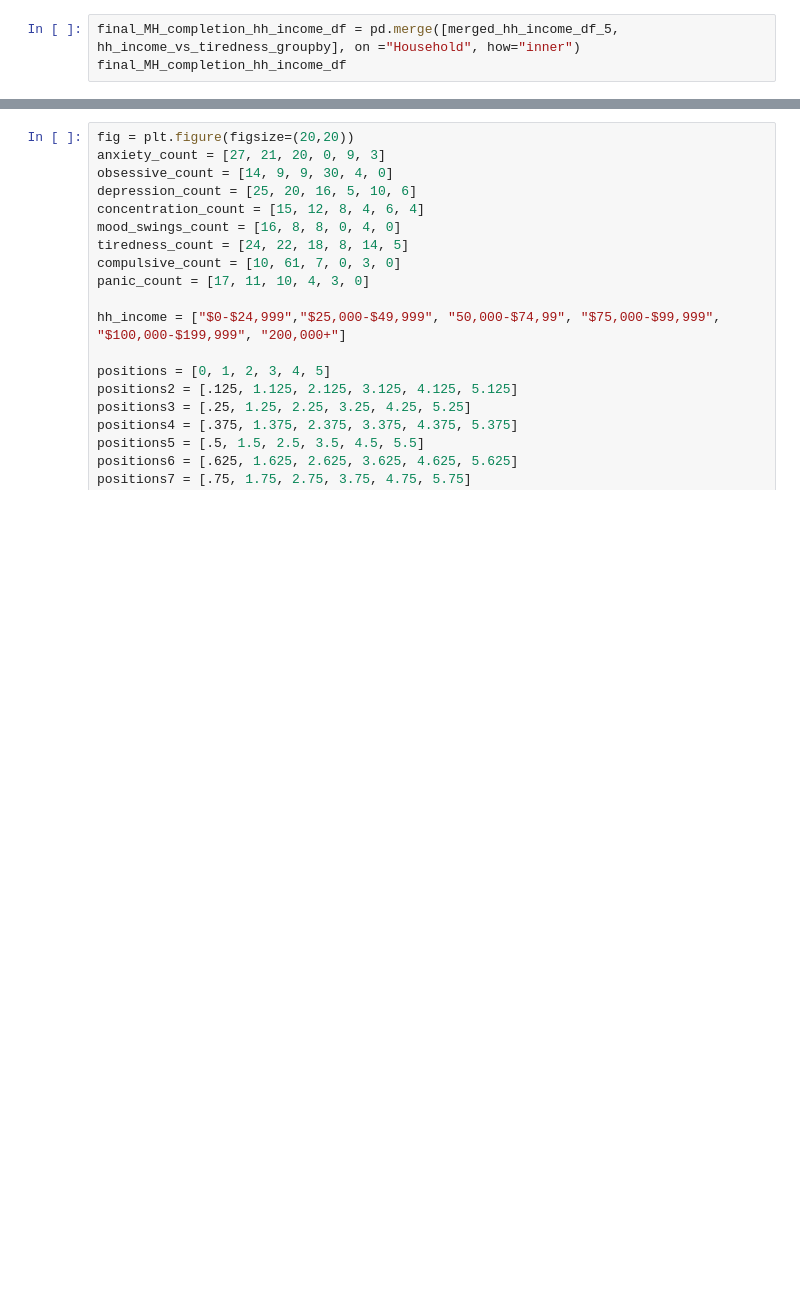
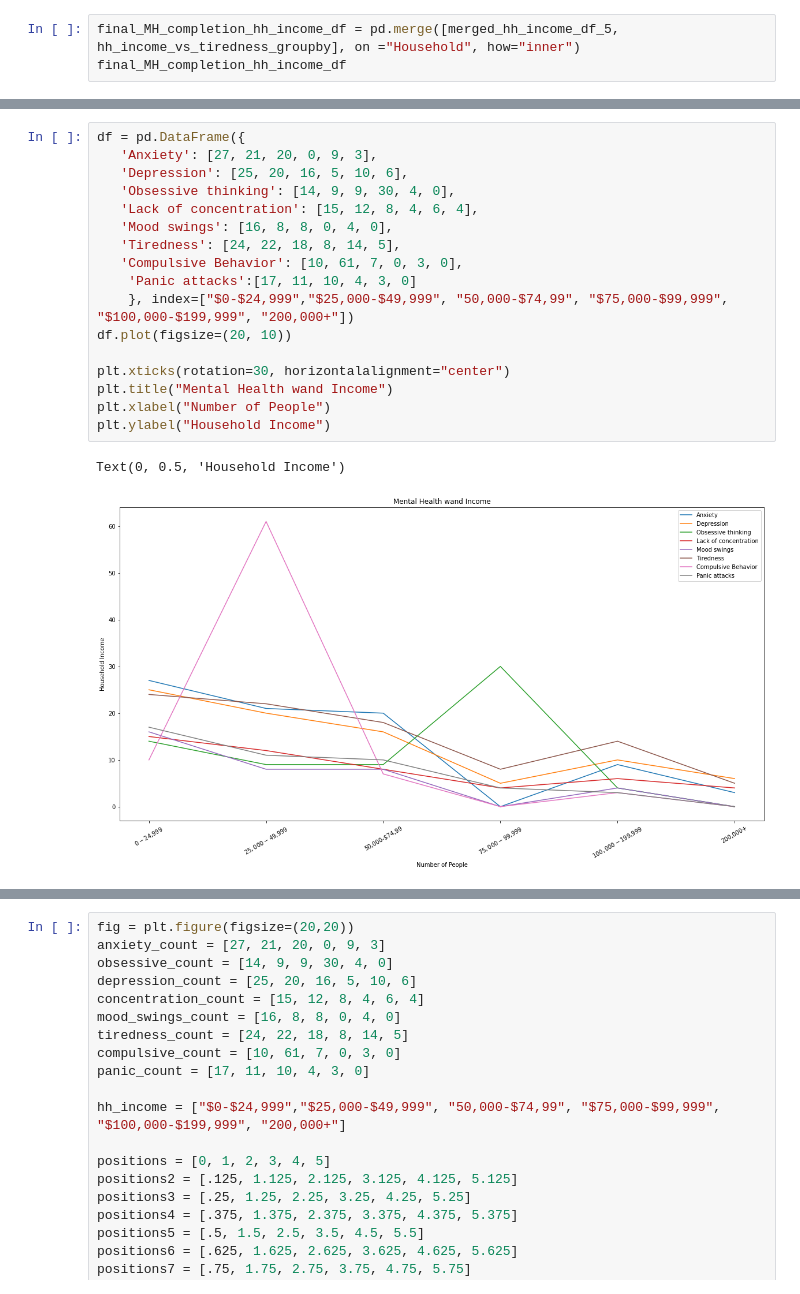
Before and after one commit to KMcLaurin12/Butler_GroupF_Project1, a Jupyter notebook: project_f_kiara.ipynb, the cells around one changed output, grey strips where cells are left out. Saved outputs shown, nothing was run; the diff lists cells and outputs as text; blank space fills up the shorter version.

```diff
--- a/project_f_kiara.ipynb
+++ b/project_f_kiara.ipynb
@@ -577 +580,21 @@ plt.show
 [figure]
+# %%
+df = pd.DataFrame({
+   'Anxiety': [27, 21, 20, 0, 9, 3],
+   'Depression': [25, 20, 16, 5, 10, 6],
+   'Obsessive thinking': [14, 9, 9, 30, 4, 0],
+   'Lack of concentration': [15, 12, 8, 4, 6, 4],
+   'Mood swings': [16, 8, 8, 0, 4, 0],
+   'Tiredness': [24, 22, 18, 8, 14, 5],
+   'Compulsive Behavior': [10, 61, 7, 0, 3, 0],
+    'Panic attacks':[17, 11, 10, 4, 3, 0]
+    }, index=["$0-$24,999","$25,000-$49,999", "50,000-$74,99", "$75,000-$99,999", "$100,000-$199,999", "200,000+"])
+df.plot(figsize=(20, 10))
+
+plt.xticks(rotation=30, horizontalalignment="center")
+plt.title("Mental Health wand Income")
+plt.xlabel("Number of People")
+plt.ylabel("Household Income")
+# %% [output]
+Text(0, 0.5, 'Household Income')
+[figure, added]
```
Also changed, not shown: parts of 2 cells of this notebook, 2 other files.
